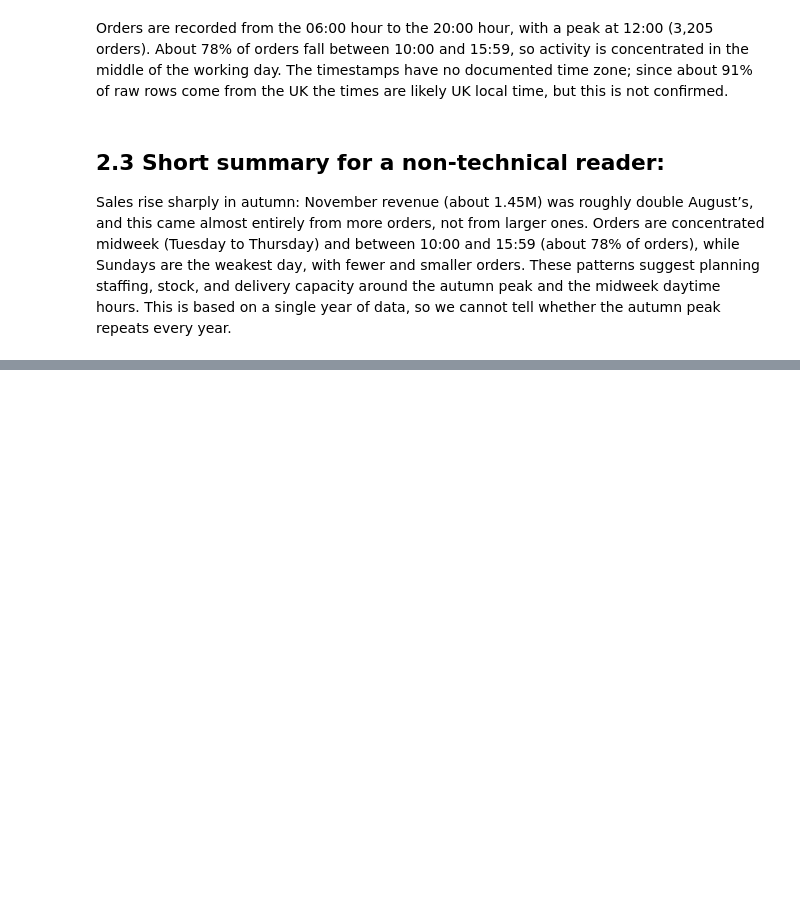
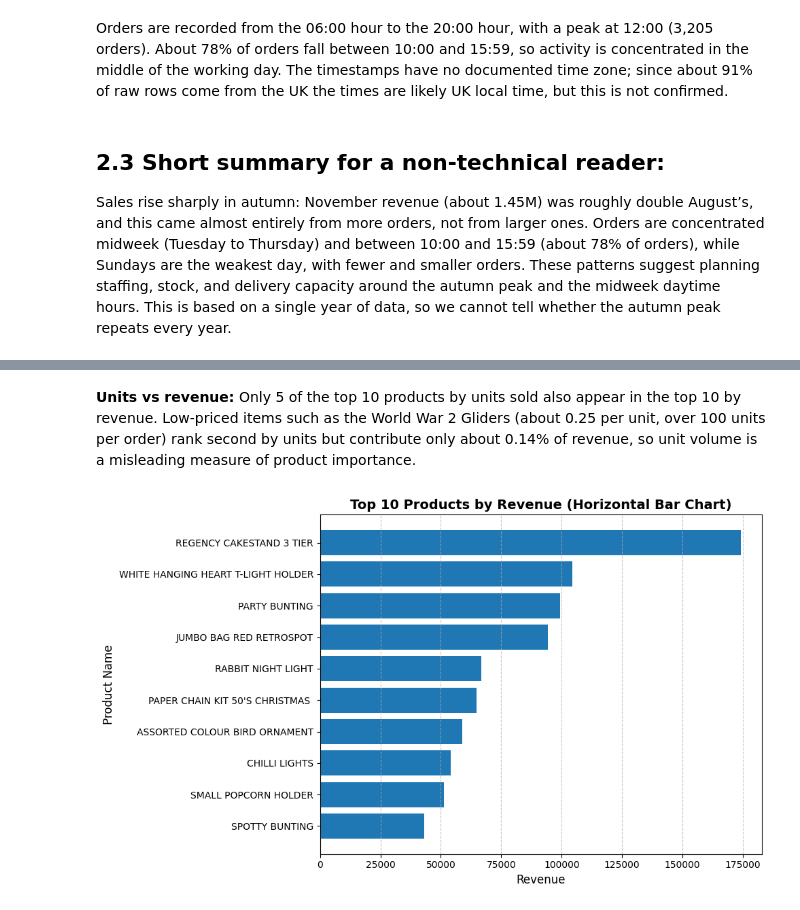
Before and after one commit to MahdiYaqobi/online-retail-data-cleaning, a Jupyter notebook: notebooks/eda_notebook.ipynb, the cells around one changed output, grey strips where cells are left out. Drawn from its saved outputs; the diff is of its cells as text; code cells hidden in the pictures; blank space fills up the shorter version.

Commit message:
Add product revenue analysis: top 10 chart, Pareto curve, and units vs revenue comparison

```diff
--- a/notebooks/eda_notebook.ipynb
+++ b/notebooks/eda_notebook.ipynb
@@ -343,0 +427,22 @@ Orders are recorded from the 06:00 hour to the 20:00 hour, with a peak at 12:00
+# %% [markdown]
+**Units vs revenue:** Only 5 of the top 10 products by units sold also appear in the top 10 by revenue. Low-priced items such as the World War 2 Gliders (about 0.25 per unit, over 100 units per order) rank second by units but contribute only about 0.14% of revenue, so unit volume is a misleading measure of product importance.
+# %%
+# plot top 10 products by revenue
+
+fig, ax = plt.subplots(figsize=(10, 6))
+
+top_revenue_plot = product_summary.head(10)
+
+ax.barh(top_revenue_plot['description'],
+        top_revenue_plot['revenue'], color= '#1f77b4')
+
+ax.set_title('Top 10 Products by Revenue (Horizontal Bar Chart)', fontsize=14, fontweight='bold')
+ax.set_xlabel('Revenue', fontsize= 12)
+ax.set_ylabel('Product Name', fontsize= 12)
+ax.invert_yaxis()
+ax.grid(axis='x', linestyle='--', alpha= 0.7)
+
+plt.tight_layout()
+plt.show()
+# %% [output]
+[figure, added]
```
Also changed, not shown: parts of 6 cells of this notebook.
